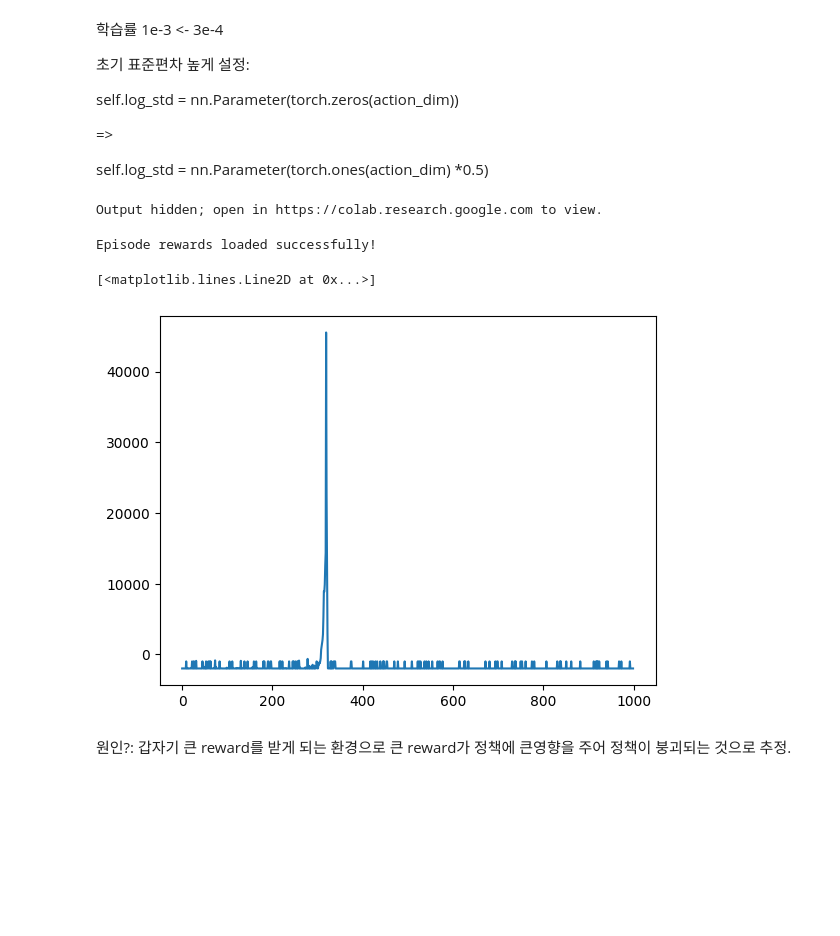
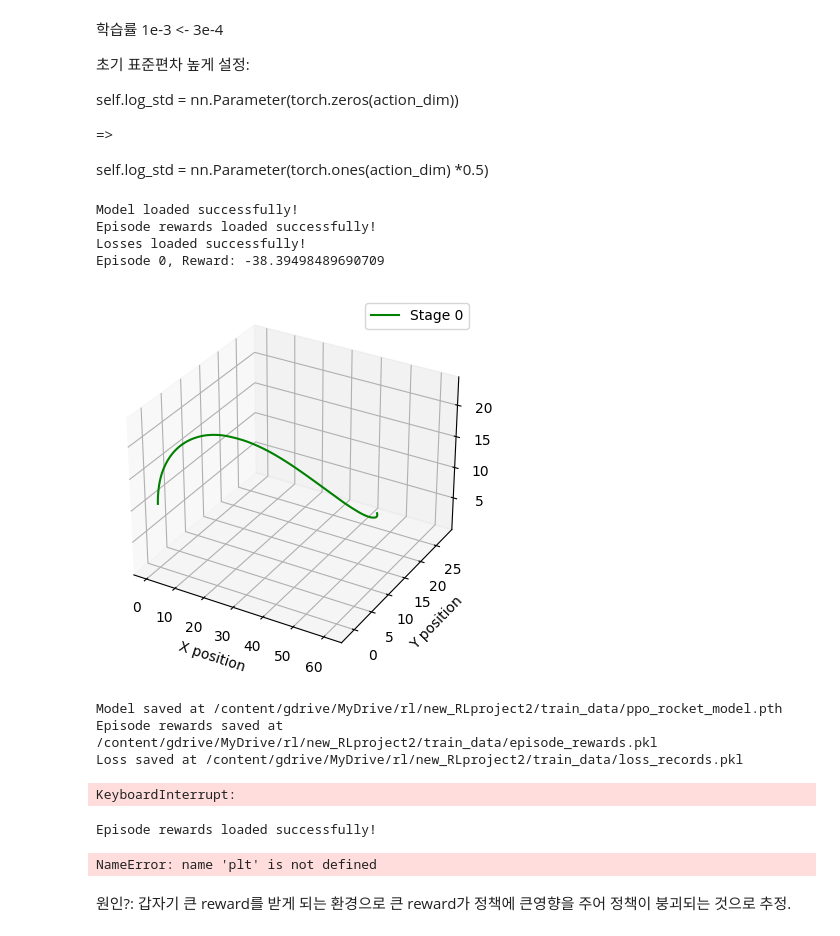
Before and after one commit to KIM-BYOUNGKYU/new_RLproject2, a Jupyter notebook: train.ipynb, the cells around one changed output. Saved outputs shown, nothing was run; the diff lists cells and outputs as text; code cells hidden in the pictures; blank space fills up the shorter version.

Commit message:
train file modified

```diff
--- a/train.ipynb
+++ b/train.ipynb
@@ -118,5 +121,15 @@ device = torch.device('cuda' if torch.cuda.is_available() else 'cpu')
+# %%
+import pickle
+import io
+
+class CPU_Unpickler(pickle.Unpickler):
+    def find_class(self, module, name):
+        if module == 'torch.storage' and name == '_load_from_bytes':
+            return lambda b: torch.load(io.BytesIO(b), map_location='cpu')
+        else:
+            return super().find_class(module, name)
 # %%
-def train_ppo_agent(env, agent, num_episodes=1000, learning_rate=1e-3, gamma=0.90, clip_epsilon=0.2, update_timestep=200, k_epochs=4, save_path='/content/gdrive/MyDrive/', early_stopping_threshold=30000):
+def train_ppo_agent(env, agent, num_episodes=1000, learning_rate=1e-4, gamma=0.90, clip_epsilon=0.2, update_timestep=2000, k_epochs=4, save_path='/content/gdrive/MyDrive/', early_stopping_threshold=30000, device = device):
     optimizer = optim.Adam(agent.parameters(), lr=learning_rate)
     mse_loss = nn.MSELoss()
     episode_rewards = []
@@ -134,7 +147,7 @@ def train_ppo_agent(env, agent, num_episodes=1000, learning_rate=1e-3, gamma=0.9
 
     # 모델 불러오기
     if os.path.exists(model_path):
-        agent.load_state_dict(torch.load(model_path))
+        agent.load_state_dict(torch.load(model_path, map_location = device))
         print("Model loaded successfully!")
 
     # 에피소드 보상 불러오기
@@ -152,8 +165,12 @@ def train_ppo_agent(env, agent, num_episodes=1000, learning_rate=1e-3, gamma=0.9
     # loss 불러오기
     if os.path.exists(loss_path):
         with open(loss_path, 'rb') as f:
-            losses = pickle.load(f)
+            losses = CPU_Unpickler(f).load()
         print("Losses loaded successfully!")
+#    if os.path.exists(loss_path):
+#        with open(loss_path, 'rb') as f:
+#            losses = pickle.load(f)
+#        print("Losses loaded successfully!")
 
     timestep = 0
     for episode in range(num_episodes):
@@ -174,7 +191,6 @@ def train_ppo_agent(env, agent, num_episodes=1000, learning_rate=1e-3, gamma=0.9
             next_state = torch.FloatTensor(next_state).unsqueeze(0).to(device)
             episode_reward += reward
             advantage = reward + gamma * agent(next_state)[1].item() - agent(state)[1].item()
-            print(f'{epi_timestep} advantage : ', advantage)
             advantage = torch.tensor(advantage).view(-1, 1).detach().to(device)
 
             episode_data.append((state, action, action_log_prob, advantage, reward, next_state))
@@ -194,7 +210,7 @@ def train_ppo_agent(env, agent, num_episodes=1000, learning_rate=1e-3, gamma=0.9
                         actor_loss = -torch.min(surr1, surr2).mean()
                         critic_loss = mse_loss(state_value, torch.tensor([reward + gamma * agent(next_state)[1].item()]).view(-1, 1).float().to(device).detach())
                         loss = 0.5 * critic_loss + actor_loss
-                        losses.append(loss)
+                        losses.append(loss.detach().cpu().numpy())
                         optimizer.zero_grad()
                         loss.backward()
                         optimizer.step()
@@ -209,9 +225,8 @@ def train_ppo_agent(env, agent, num_episodes=1000, learning_rate=1e-3, gamma=0.9
         episode_rewards.append(episode_reward)
 
         # 평균 보상 계산 및 출력
-        if len(episode_rewards)%100 >= 0:
+        if len(episode_rewards)%100 == 0:
             average_reward = np.mean(episode_rewards[-100:])
-            print(f"Episode {episode}, Average Reward (last 100 episodes): {average_reward}")
             print()
             # 종료 조건
             if average_reward >= early_stopping_threshold:
@@ -271,20 +286,28 @@ self.log_std = nn.Parameter(torch.ones(action_dim) *0.5)
 # %%
 env = Rocket()  # Rocket 환경 인스턴스
 state_dim = env.state_dims
 action_dim = env.action_dims
 device = torch.device('cuda' if torch.cuda.is_available() else 'cpu')
 agent = PPORocketAgent(state_dim, action_dim).to(device)
 
 # Train the agent
 episode_rewards = []
-episode_rewards = train_ppo_agent(env, agent, num_episodes=10000, save_path = Path, early_stopping_threshold=30000)
+episode_rewards = train_ppo_agent(env, agent, num_episodes=10000, save_path = Path, early_stopping_threshold=30000, device = device)
 plt.plot(episode_rewards)
 plt.xlabel('Episode')
 plt.ylabel('Reward')
 plt.title('Training Progress')
 plt.show()
 # %% [output]
-Output hidden; open in https://colab.research.google.com to view.
+Model loaded successfully!
+Episode rewards loaded successfully!
+Losses loaded successfully!
+Episode 0, Reward: -38.39498489690709
+[figure, added]
+Model saved at /content/gdrive/MyDrive/rl/new_RLproject2/train_data/ppo_rocket_model.pth
+Episode rewards saved at /content/gdrive/MyDrive/rl/new_RLproject2/train_data/episode_rewards.pkl
+Loss saved at /content/gdrive/MyDrive/rl/new_RLproject2/train_data/loss_records.pkl
+KeyboardInterrupt:
 # %%
   # 에피소드 보상 불러오기
 rewards_path = os.path.join(Path, 'episode_rewards.pkl')
@@ -297,10 +320,9 @@ Episode rewards loaded successfully!
 # %%
 episode_rewards=[]
 # %%
-plt.plot(episode_rewards[6000:7000])
+plt.plot(episode_rewards)
 # %% [output]
-[<matplotlib.lines.Line2D at 0x...>]
+NameError: name 'plt' is not defined
-[figure, removed]
 # %% [markdown]
 원인?: 갑자기 큰 reward를 받게 되는 환경으로 큰 reward가 정책에 큰영향을 주어 정책이 붕괴되는 것으로 추정.
 # %%
```
Also changed, not shown: parts of 1 cell of this notebook.
